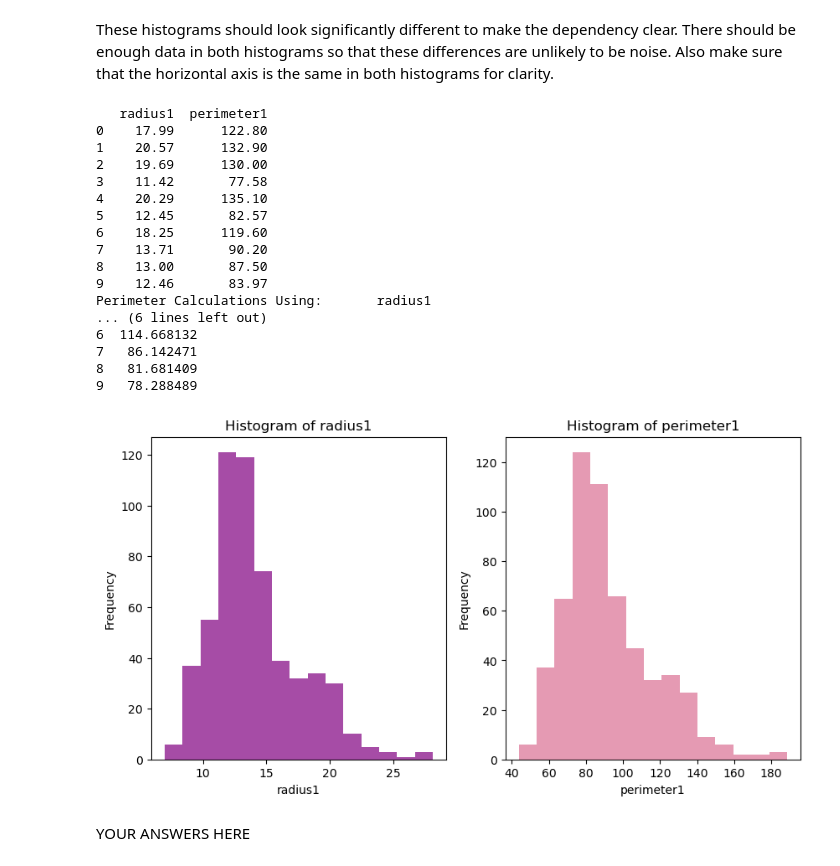
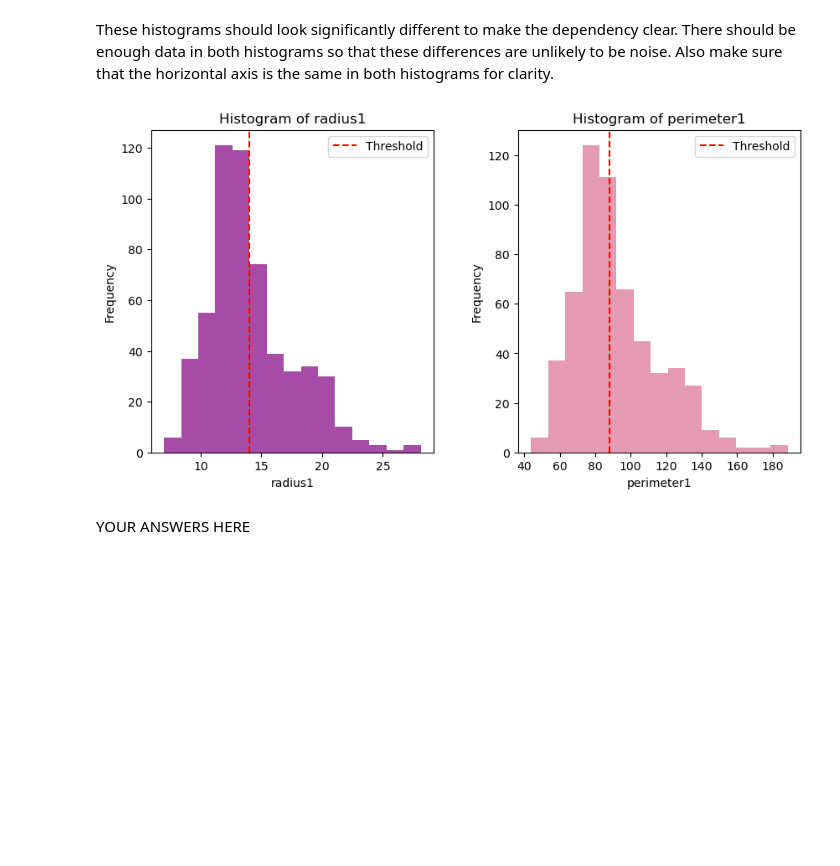
Before and after one commit to veniola/dx601-final-project, a Jupyter notebook: project.ipynb, the cells around one changed output. Saved outputs shown, nothing was run; the diff lists cells and outputs as text; code cells hidden in the pictures; blank space fills up the shorter version.

```diff
--- a/project.ipynb
+++ b/project.ipynb
@@ -430,39 +437,28 @@ Also make sure that the horizontal axis is the same in both histograms for clari
 # %%
 # Two input columns of choice (with visible dependency): "radius1" and "perimeter1"
 breast_cancer_inputs = breast_cancer[["radius1", "perimeter1"]]
-print(breast_cancer_inputs[["radius1", "perimeter1"]][:10])
+# print(breast_cancer_inputs[["radius1", "perimeter1"]][:10]) # first 10 rows
 
 # Radius can be used to calculate perimeter --> perimeter = 2 * pi * radius
-print("Perimeter Calculations Using:", breast_cancer_inputs[["radius1"]][:10] * 2 * math.pi)
+# print("Perimeter Calculations Using:", breast_cancer_inputs[["radius1"]][:10] * 2 * math.pi)
 
-# Plot histograms for each column
+# Histograms of "radius1" and "perimeter1" columns
 plt.figure(figsize=(10,5))
 for col in breast_cancer[["radius1", "perimeter1"]]:
     plt.subplot(1, 2, 1 if col == "radius1" else 2)
+    plt.subplots_adjust(hspace=0.5, wspace=0.3)
     breast_cancer[col].hist(grid=False, bins=15, alpha=0.7, color="purple" if col == "radius1" else "palevioletred")
+
     # Add labels and title
     plt.title(f"Histogram of {col}")
     plt.xlabel(f"{col}")
     plt.ylabel("Frequency")
+
+# Pick a threshold (t) and visualize it on both histograms
+    plt.axvline(x=14.0 if col == "radius1" else 88.0, color='red', linestyle='--', label='Threshold')
+    plt.legend()
 # %% [output]
-   radius1  perimeter1
-0    17.99      122.80
-1    20.57      132.90
-2    19.69      130.00
-3    11.42       77.58
-4    20.29      135.10
-5    12.45       82.57
-6    18.25      119.60
-7    13.71       90.20
-8    13.00       87.50
-9    12.46       83.97
-Perimeter Calculations Using:       radius1
-... (6 lines left out)
-6  114.668132
-7   86.142471
-8   81.681409
-9   78.288489
-[figure, old version]
+[figure, new version]
 # %% [markdown]
 YOUR ANSWERS HERE
 # %% [markdown]
```
Also changed, not shown: parts of 10 cells of this notebook.
